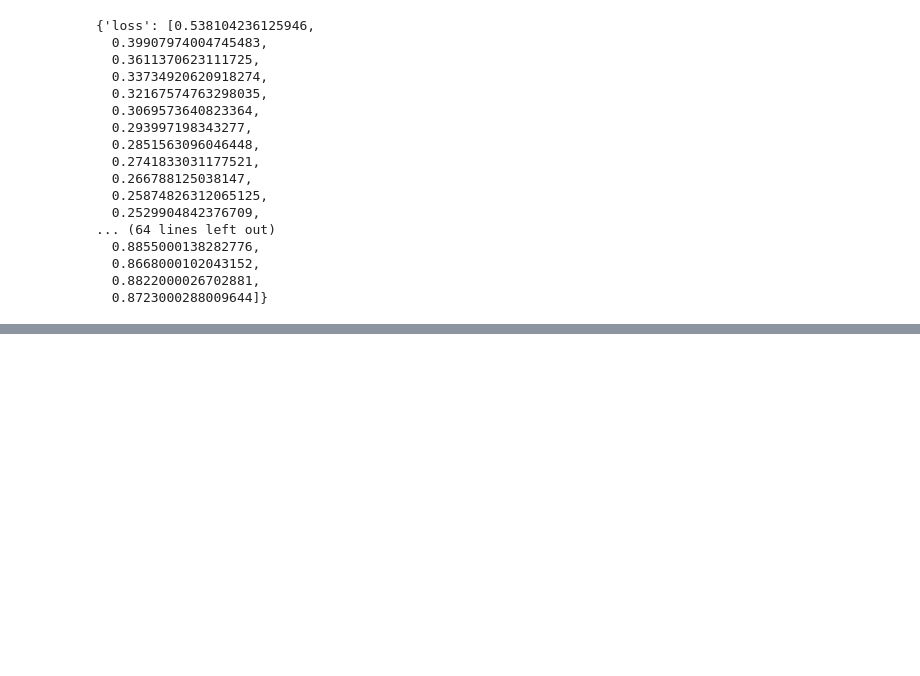
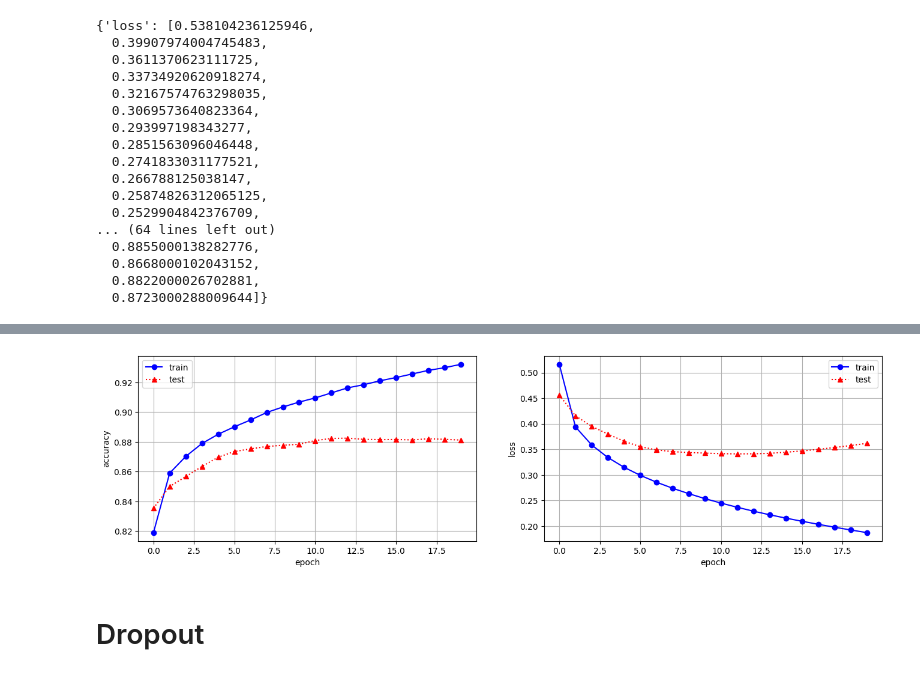
Before and after one commit to JakeOh/202605_BD57, a Jupyter notebook: lab_ml/ml17_ann_mnist.ipynb, the cells around one changed output, grey strips where cells are left out. Saved outputs shown, nothing was run; the diff lists cells and outputs as text; code cells hidden in the pictures; blank space fills up the shorter version.

```diff
--- a/lab_ml/ml17_ann_mnist.ipynb
+++ b/lab_ml/ml17_ann_mnist.ipynb
@@ -761,0 +790,8 @@ history
+# %%
+keras.utils.set_random_seed(42)  # Python, NumPy, TensorFlow의 난수 시드를 고정.
+model = create_model()
+model.compile(optimizer=keras.optimizers.Adam(),
+              loss=keras.losses.sparse_categorical_crossentropy,
+              metrics=[keras.metrics.sparse_categorical_accuracy])
+result = model.fit(x=x_train_scaled_2d, y=y_train, batch_size=64, epochs=20,
+                   validation_data=[x_test_scaled_2d, y_test])
@@ -761,0 +816,25 @@ history
+# %%
+epochs = result.epoch  # list: 에포크 번호
+history = result.history  # dict: 훈련/검증 손실/정확도 리스트
+
+fig, axes = plt.subplots(ncols=2, figsize=(16, 4))
+
+axes[0].plot(epochs, history['sparse_categorical_accuracy'], 'bo-', label='train')
+axes[0].plot(epochs, history['val_sparse_categorical_accuracy'], 'r^:', label='test')
+axes[0].set_xlabel('epoch')
+axes[0].set_ylabel('accuracy')
+axes[0].legend()
+axes[0].grid()
+
+axes[1].plot(epochs, history['loss'], 'bo-', label='train')
+axes[1].plot(epochs, history['val_loss'], 'r^:', label='test')
+axes[1].set_xlabel('epoch')
+axes[1].set_ylabel('loss')
+axes[1].legend()
+axes[1].grid()
+
+plt.show()
+# %% [output]
+[figure, added]
+# %% [markdown]
+# Dropout
```
Also changed, not shown: parts of 5 cells of this notebook.
